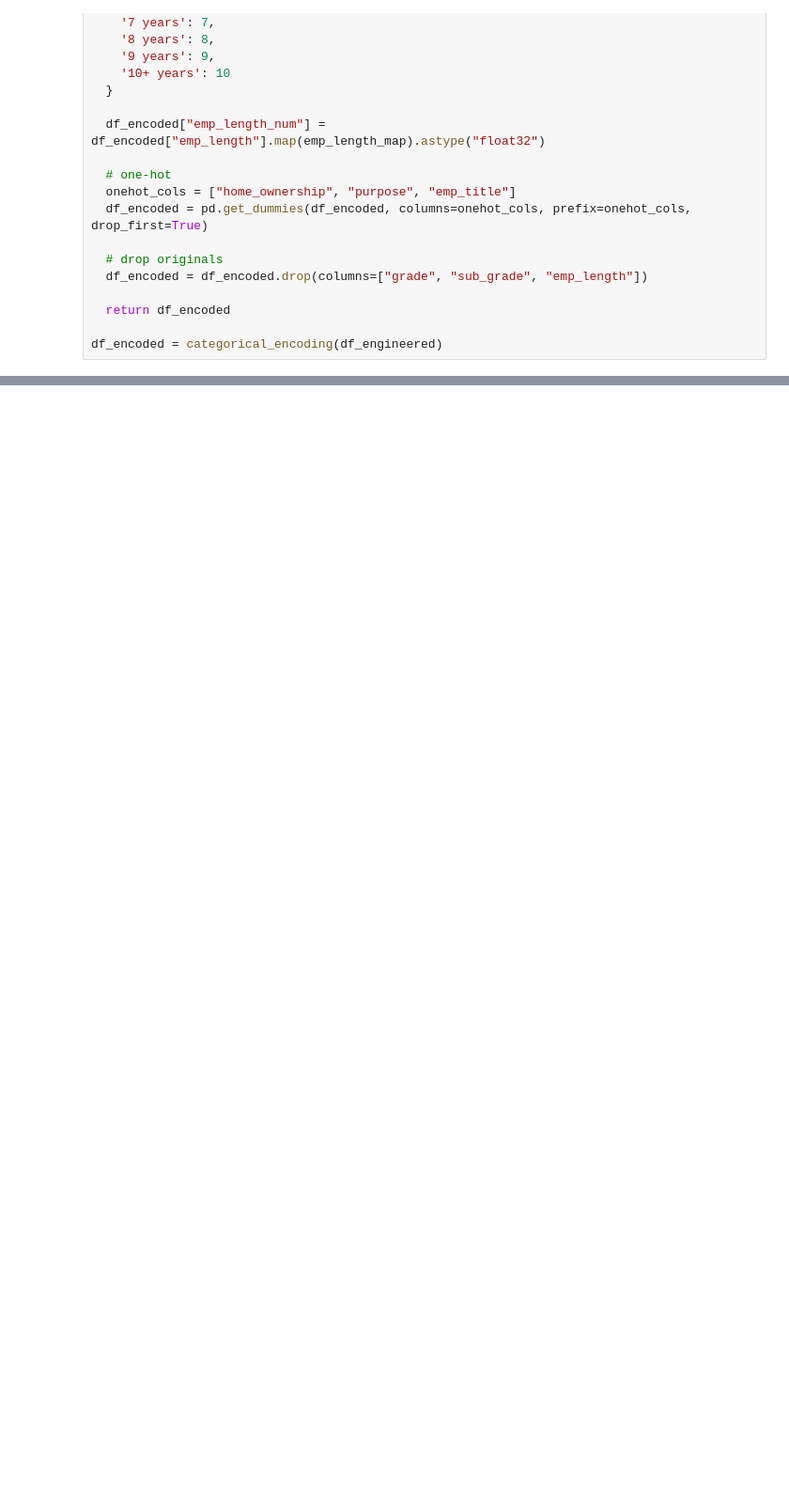
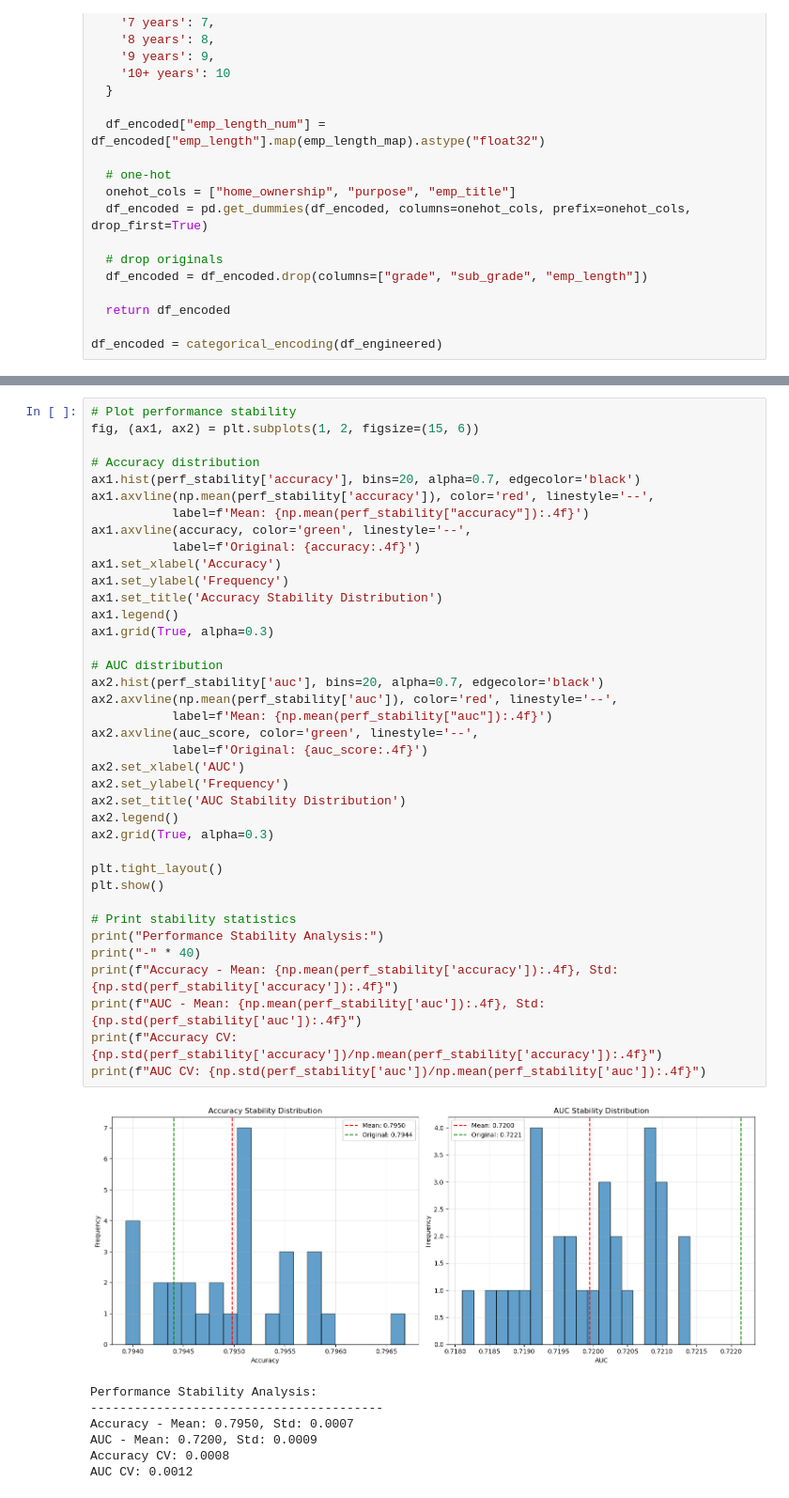
Before and after one commit to maximotk/explainable-credit-scoring, a Jupyter notebook: eda.ipynb, the cells around one changed output, grey strips where cells are left out. Shown: that part at 94% size. Cells and saved outputs as stored; diff of their text form; blank space fills up the shorter version.

```diff
--- a/eda.ipynb
+++ b/eda.ipynb
@@ -224,0 +538,46 @@ X = [col for col in df_encoded.columns if col not in (context + y)]
+# %%
+# Plot performance stability
+fig, (ax1, ax2) = plt.subplots(1, 2, figsize=(15, 6))
+
+# Accuracy distribution
+ax1.hist(perf_stability['accuracy'], bins=20, alpha=0.7, edgecolor='black')
+ax1.axvline(np.mean(perf_stability['accuracy']), color='red', linestyle='--',
+           label=f'Mean: {np.mean(perf_stability["accuracy"]):.4f}')
+ax1.axvline(accuracy, color='green', linestyle='--',
+           label=f'Original: {accuracy:.4f}')
+ax1.set_xlabel('Accuracy')
+ax1.set_ylabel('Frequency')
+ax1.set_title('Accuracy Stability Distribution')
+ax1.legend()
+ax1.grid(True, alpha=0.3)
+
+# AUC distribution
+ax2.hist(perf_stability['auc'], bins=20, alpha=0.7, edgecolor='black')
+ax2.axvline(np.mean(perf_stability['auc']), color='red', linestyle='--',
+           label=f'Mean: {np.mean(perf_stability["auc"]):.4f}')
+ax2.axvline(auc_score, color='green', linestyle='--',
+           label=f'Original: {auc_score:.4f}')
+ax2.set_xlabel('AUC')
+ax2.set_ylabel('Frequency')
+ax2.set_title('AUC Stability Distribution')
+ax2.legend()
+ax2.grid(True, alpha=0.3)
+
+plt.tight_layout()
+plt.show()
+
+# Print stability statistics
+print("Performance Stability Analysis:")
+print("-" * 40)
+print(f"Accuracy - Mean: {np.mean(perf_stability['accuracy']):.4f}, Std: {np.std(perf_stability['accuracy']):.4f}")
+print(f"AUC - Mean: {np.mean(perf_stability['auc']):.4f}, Std: {np.std(perf_stability['auc']):.4f}")
+print(f"Accuracy CV: {np.std(perf_stability['accuracy'])/np.mean(perf_stability['accuracy']):.4f}")
+print(f"AUC CV: {np.std(perf_stability['auc'])/np.mean(perf_stability['auc']):.4f}")
+# %% [output]
+[figure, added]
+Performance Stability Analysis:
+----------------------------------------
+Accuracy - Mean: 0.7950, Std: 0.0007
+AUC - Mean: 0.7200, Std: 0.0009
+Accuracy CV: 0.0008
+AUC CV: 0.0012
```
Also changed, not shown: parts of 29 cells of this notebook.
